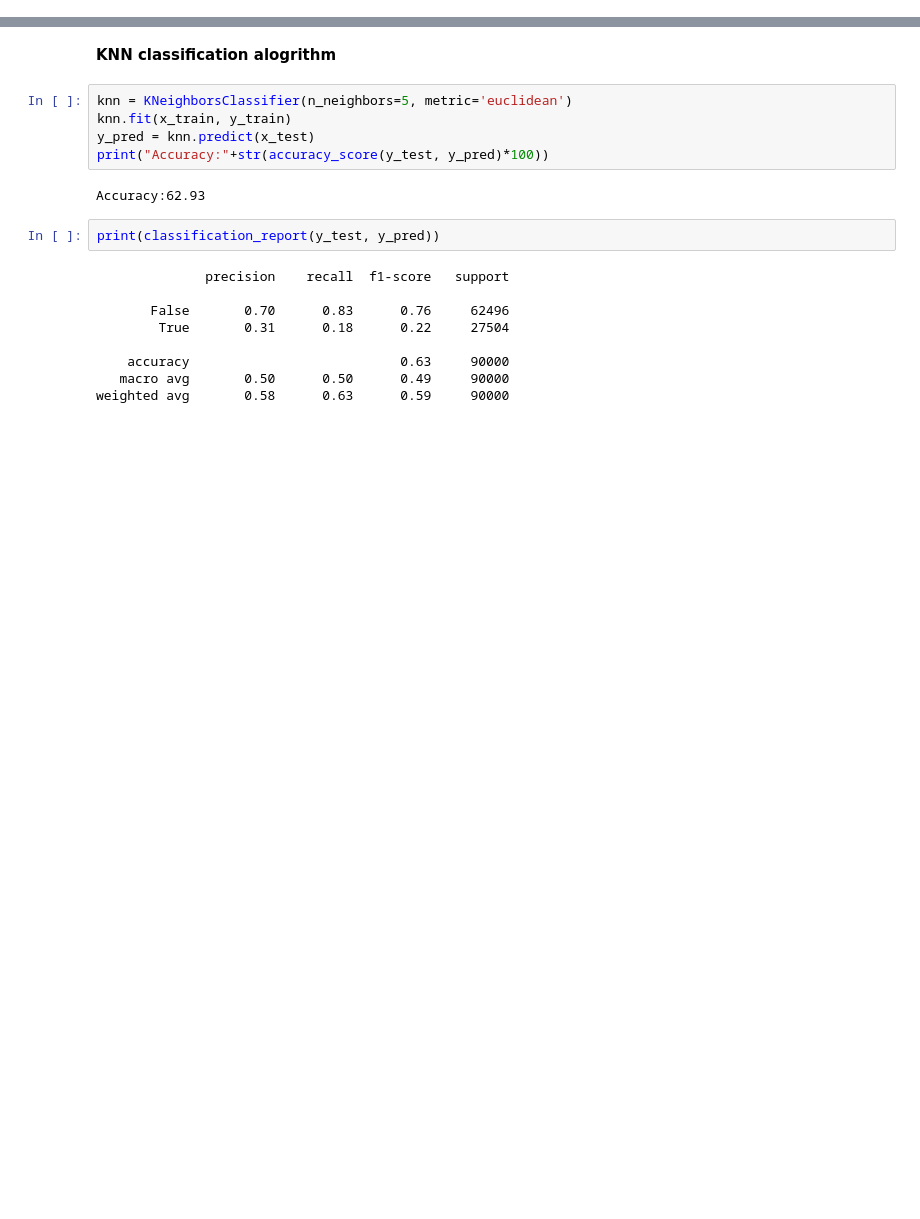
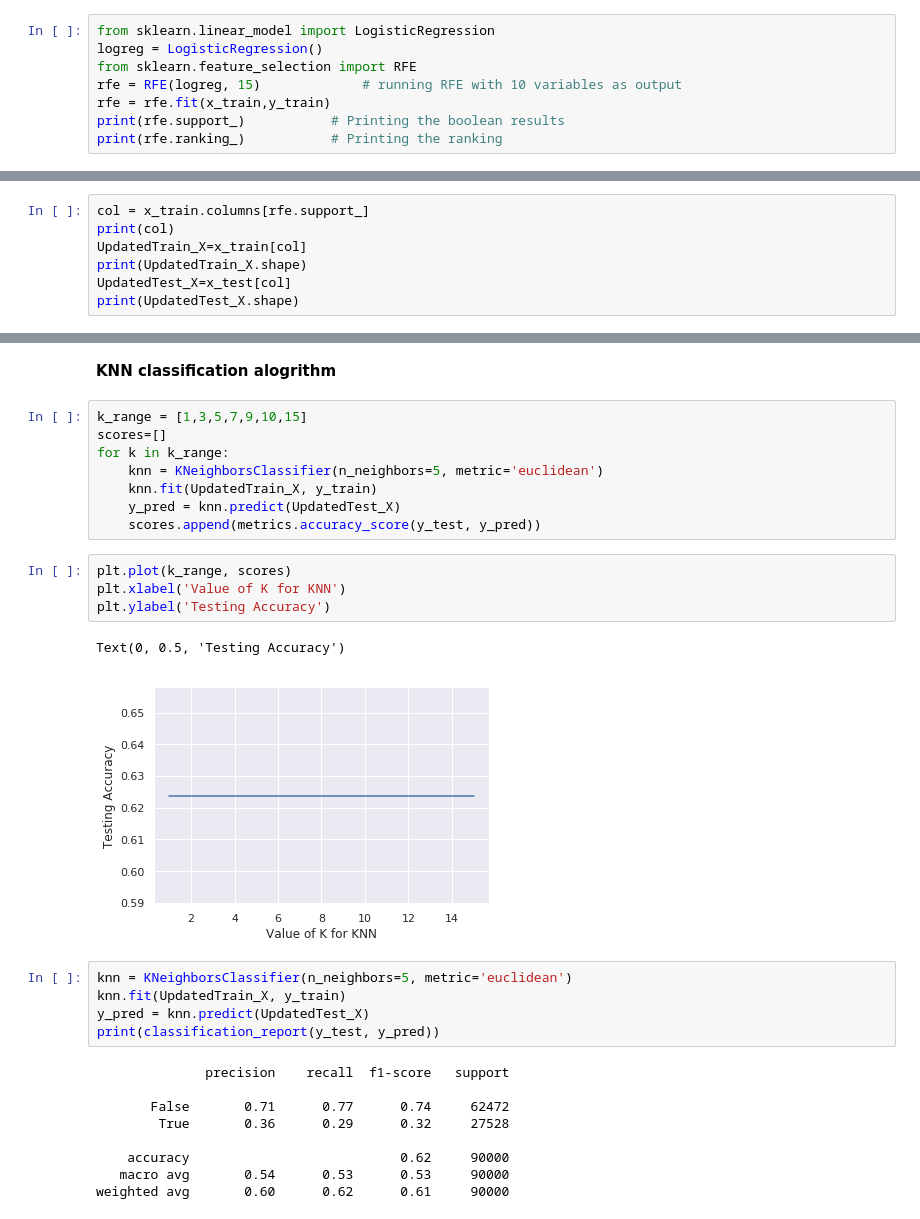
Before and after one commit to krsna540/Categorical-Feature-Encoding-Challenge, a Jupyter notebook: Categorical Feature Encoding.ipynb, the cells around one changed output, grey strips where cells are left out. Drawn from its saved outputs; the diff is of its cells as text; blank space fills up the shorter version.

```diff
--- a/Categorical Feature Encoding.ipynb
+++ b/Categorical Feature Encoding.ipynb
@@ -370,0 +371,8 @@ from sklearn.metrics import classification_report
+# %%
+from sklearn.linear_model import LogisticRegression
+logreg = LogisticRegression()
+from sklearn.feature_selection import RFE
+rfe = RFE(logreg, 15)             # running RFE with 10 variables as output
+rfe = rfe.fit(x_train,y_train)
+print(rfe.support_)           # Printing the boolean results
+print(rfe.ranking_)           # Printing the ranking
@@ -370,0 +386,7 @@ from sklearn.metrics import classification_report
+# %%
+col = x_train.columns[rfe.support_]
+print(col)
+UpdatedTrain_X=x_train[col]
+print(UpdatedTrain_X.shape)
+UpdatedTest_X=x_test[col]
+print(UpdatedTest_X.shape)
@@ -371,23 +478,34 @@ from sklearn.metrics import classification_report
 # %% [markdown]
 **KNN classification alogrithm**
+# %%
+k_range = [1,3,5,7,9,10,15]
+scores=[]
+for k in k_range:
+    knn = KNeighborsClassifier(n_neighbors=5, metric='euclidean')
+    knn.fit(UpdatedTrain_X, y_train)
+    y_pred = knn.predict(UpdatedTest_X)
+    scores.append(metrics.accuracy_score(y_test, y_pred))
+# %%
+plt.plot(k_range, scores)
+plt.xlabel('Value of K for KNN')
+plt.ylabel('Testing Accuracy')
+# %% [output]
+Text(0, 0.5, 'Testing Accuracy')
+[figure, added]
 # %%
 knn = KNeighborsClassifier(n_neighbors=5, metric='euclidean')
-knn.fit(x_train, y_train)
-y_pred = knn.predict(x_test)
-print("Accuracy:"+str(accuracy_score(y_test, y_pred)*100))
+knn.fit(UpdatedTrain_X, y_train)
+y_pred = knn.predict(UpdatedTest_X)
+print(classification_report(y_test, y_pred))
 # %% [output]
-Accuracy:62.93
+              precision    recall  f1-score   support
+
+       False       0.71      0.77      0.74     62472
+        True       0.36      0.29      0.32     27528
+
+    accuracy                           0.62     90000
+   macro avg       0.54      0.53      0.53     90000
+weighted avg       0.60      0.62      0.61     90000
-# %%
-print(classification_report(y_test, y_pred))
-# %% [output]
-              precision    recall  f1-score   support
-
-       False       0.70      0.83      0.76     62496
-        True       0.31      0.18      0.22     27504
-
-    accuracy                           0.63     90000
-   macro avg       0.50      0.50      0.49     90000
-weighted avg       0.58      0.63      0.59     90000
 # %%
 from sklearn import metrics
 print("accuracy", metrics.accuracy_score(y_test, y_pred))
```
Also changed, not shown: parts of 14 cells of this notebook.
